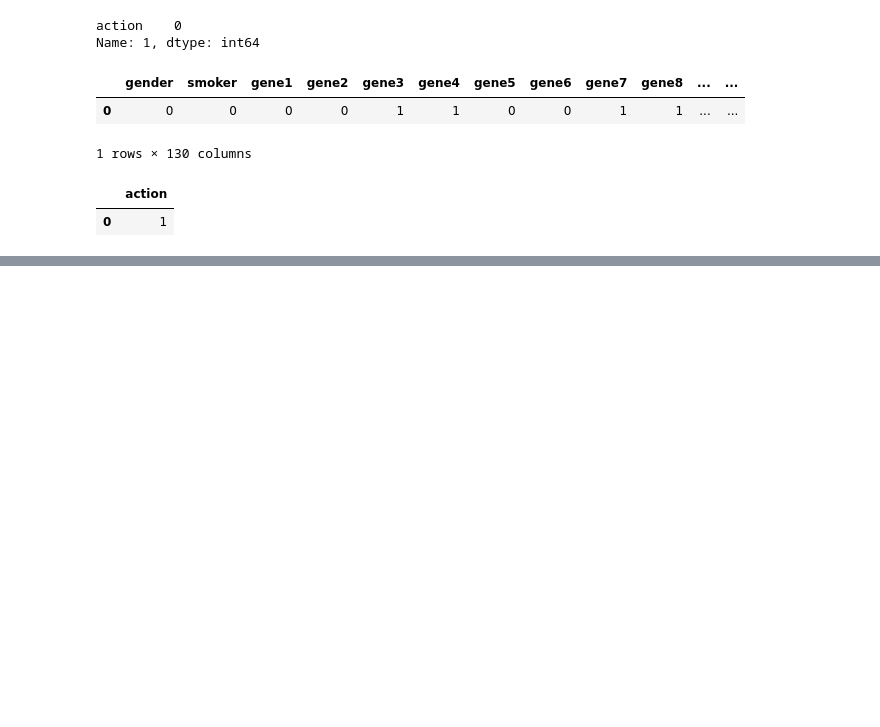
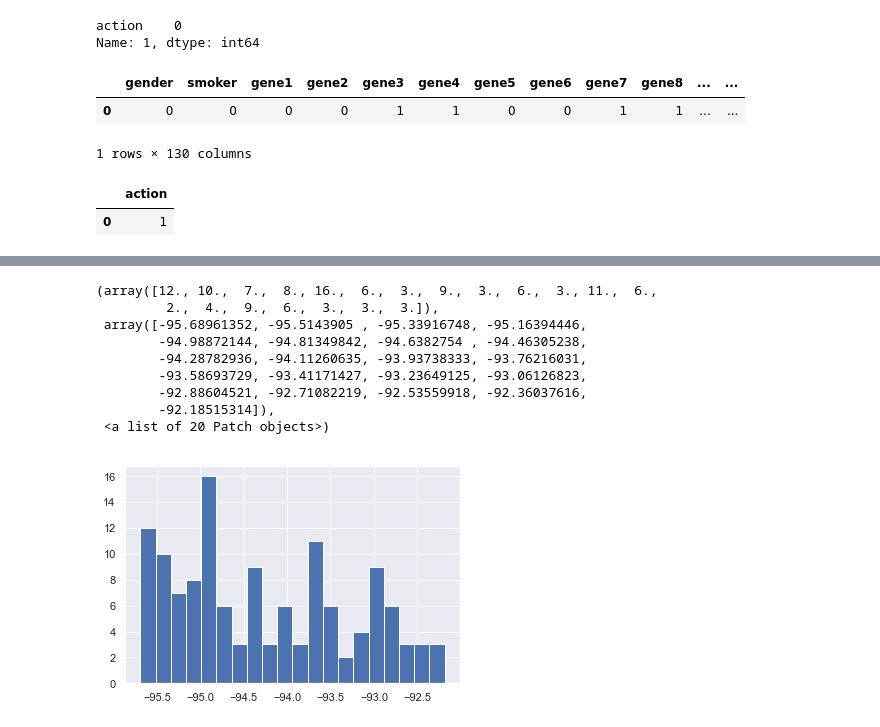
Before and after one commit to aleksaw/ml-society-science, a Jupyter notebook: src/project-2/Project2-submission.ipynb, the cells around one changed output, grey strips where cells are left out. Cells and saved outputs as stored; diff of their text form; code cells hidden in the pictures; blank space fills up the shorter version.

```diff
--- a/src/project-2/Project2-submission.ipynb
+++ b/src/project-2/Project2-submission.ipynb
@@ -1188,2 +1225,0 @@ A_hat = np.array([historical2.recommend(X_data.iloc[i:i+1,:]) for i in range(900
-# %%
-mask = (A.iloc[9001:10000].values.ravel()==A_hat)
@@ -1239,0 +1292,8 @@ Fitting treatment outcomes
+# %%
+alphas = np.ones((2, 2, X_data.shape[1]))
+adj = np.ones((2,2))
+for o in range(2):
+    for a in range(2):
+        mask = (A==a).values.ravel() & (Y==o).values.ravel()
+        alphas[o, a, :] += X_data[mask].sum(axis=0)
+        adj[o, a] = mask.sum()
@@ -1239,0 +1394,13 @@ Fitting treatment outcomes
+# %%
+plt.hist(W_hat[a]/W_hat[a].std(), bins=20)
+# %% [output]
+(array([12., 10.,  7.,  8., 16.,  6.,  3.,  9.,  3.,  6.,  3., 11.,  6.,
+         2.,  4.,  9.,  6.,  3.,  3.,  3.]),
+ array([-95.68961352, -95.5143905 , -95.33916748, -95.16394446,
+        -94.98872144, -94.81349842, -94.6382754 , -94.46305238,
+        -94.28782936, -94.11260635, -93.93738333, -93.76216031,
+        -93.58693729, -93.41171427, -93.23649125, -93.06126823,
+        -92.88604521, -92.71082219, -92.53559918, -92.36037616,
+        -92.18515314]),
+ <a list of 20 Patch objects>)
+[figure, added]
```
Also changed, not shown: parts of 84 cells of this notebook, 11 other files.
